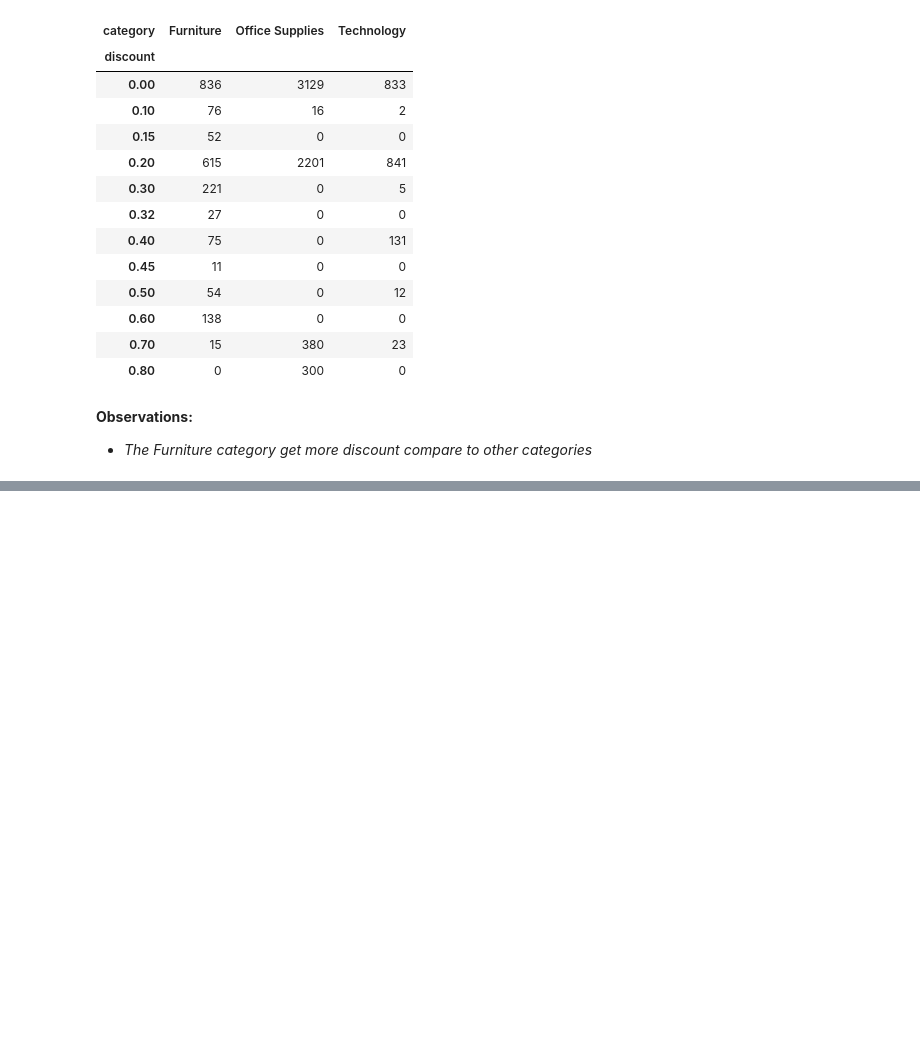
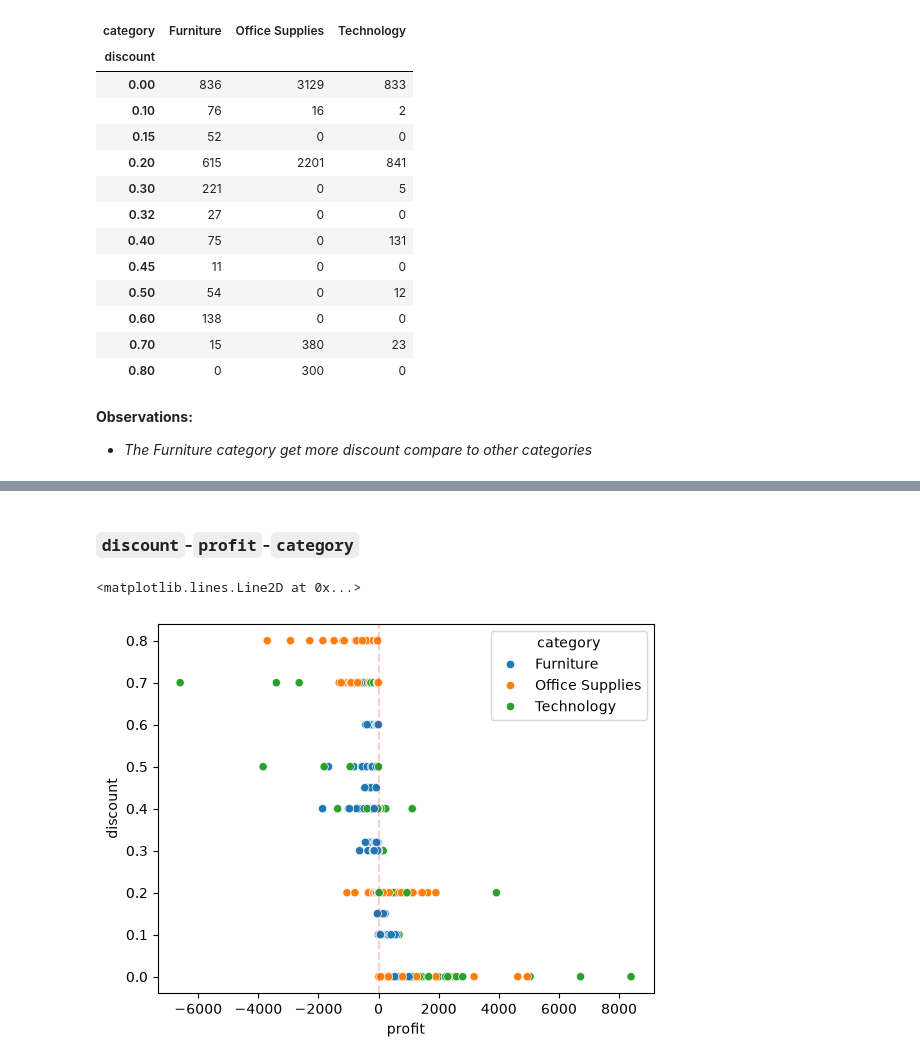
Before and after one commit to OnkarGhadage/superstore-sales-analysis, a Jupyter notebook: notebooks/eda.ipynb, the cells around one changed output, grey strips where cells are left out. Saved outputs shown, nothing was run; the diff lists cells and outputs as text; code cells hidden in the pictures; blank space fills up the shorter version.

```diff
--- a/notebooks/eda.ipynb
+++ b/notebooks/eda.ipynb
@@ -931,0 +939,8 @@ pd.crosstab(df['discount'], df['category'])
+# %% [markdown]
+### `discount`-`profit`-`category`
+# %%
+sns.scatterplot(data=df, x='profit', y='discount', hue='category')
+plt.axvline(0, color='red', linestyle='--', alpha=0.2)
+# %% [output]
+<matplotlib.lines.Line2D at 0x...>
+[figure, added]
```
Also changed, not shown: parts of 24 cells of this notebook.
